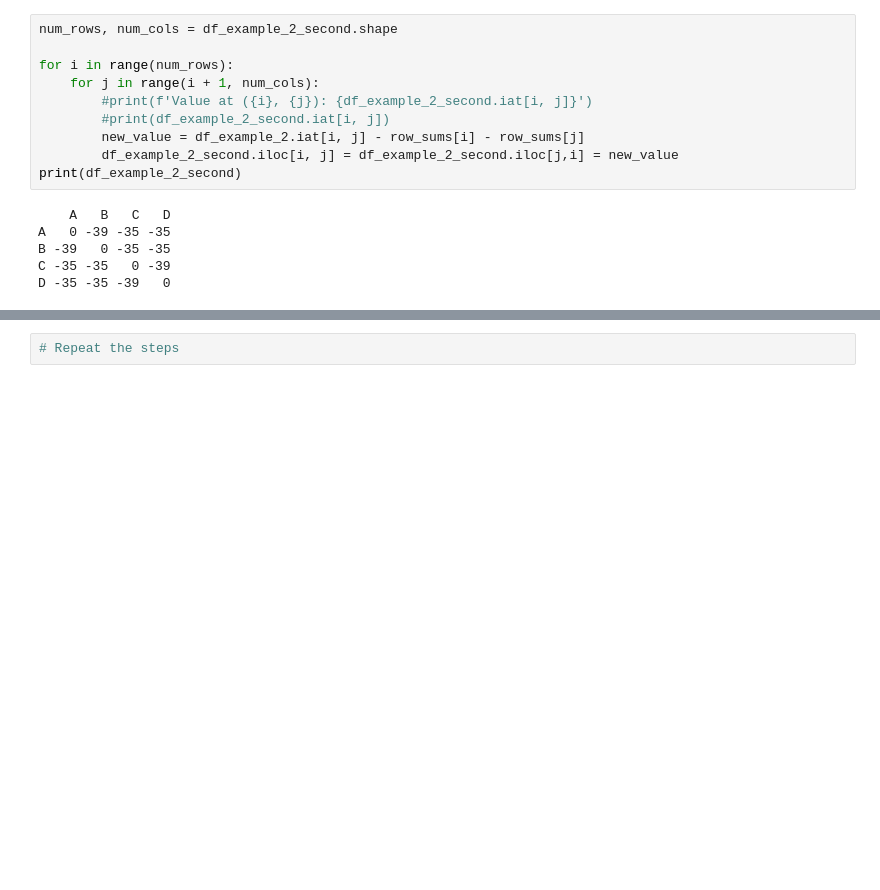
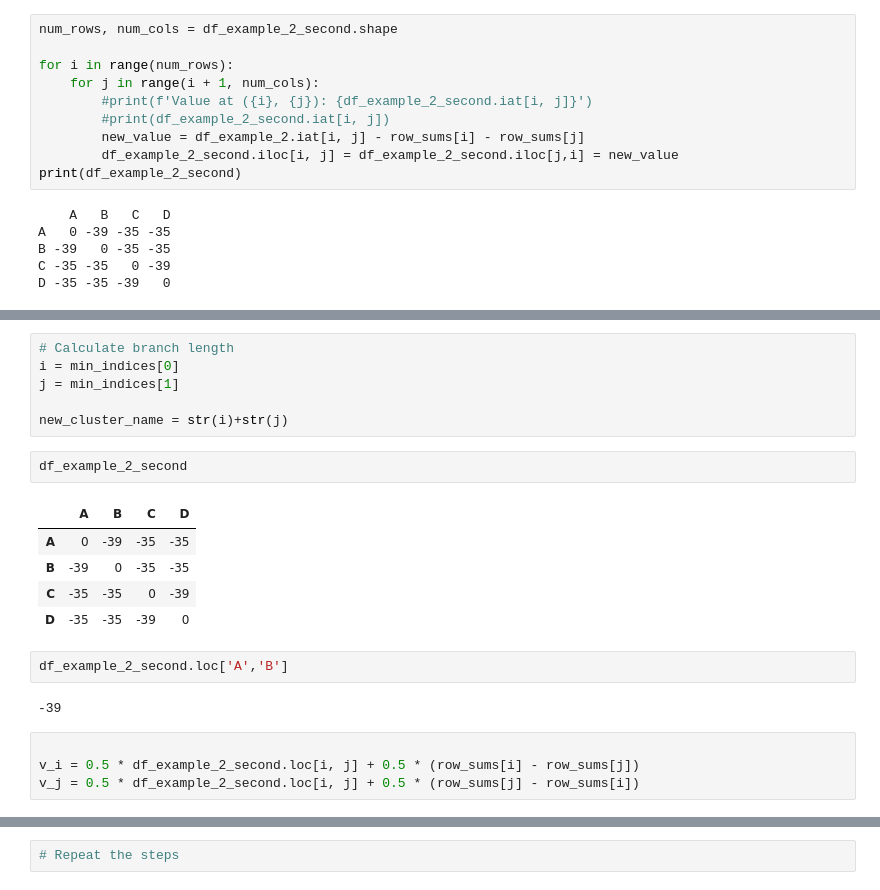
Before and after one commit to LechlechLatifa/Reconstruction-algorithms-phylogenetic-trees, a Jupyter notebook: nj_v0.ipynb, the cells around one changed output, grey strips where cells are left out. Saved outputs shown, nothing was run; the diff lists cells and outputs as text; blank space fills up the shorter version.

```diff
--- a/nj_v0.ipynb
+++ b/nj_v0.ipynb
@@ -76,0 +108,22 @@ row_sums['A']
+# %%
+# Calculate branch length
+i = min_indices[0]
+j = min_indices[1]
+
+new_cluster_name = str(i)+str(j)
+# %%
+df_example_2_second
+# %% [output]
+|  | A | B | C | D |
+| A | 0 | -39 | -35 | -35 |
+| B | -39 | 0 | -35 | -35 |
+| C | -35 | -35 | 0 | -39 |
+| D | -35 | -35 | -39 | 0 |
+# %%
+df_example_2_second.loc['A','B']
+# %% [output]
+-39
+# %%
+
+v_i = 0.5 * df_example_2_second.loc[i, j] + 0.5 * (row_sums[i] - row_sums[j])
+v_j = 0.5 * df_example_2_second.loc[i, j] + 0.5 * (row_sums[j] - row_sums[i])
```
Also changed, not shown: parts of 11 cells of this notebook.
